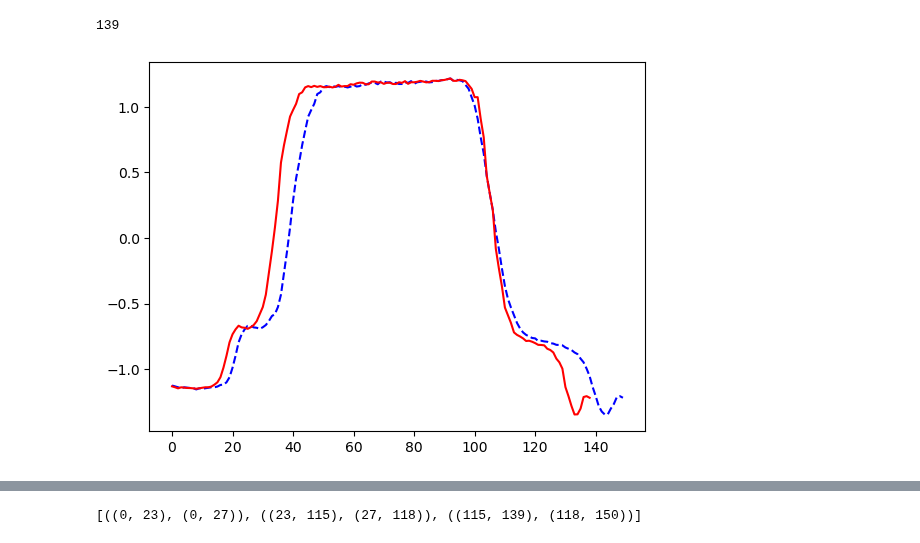
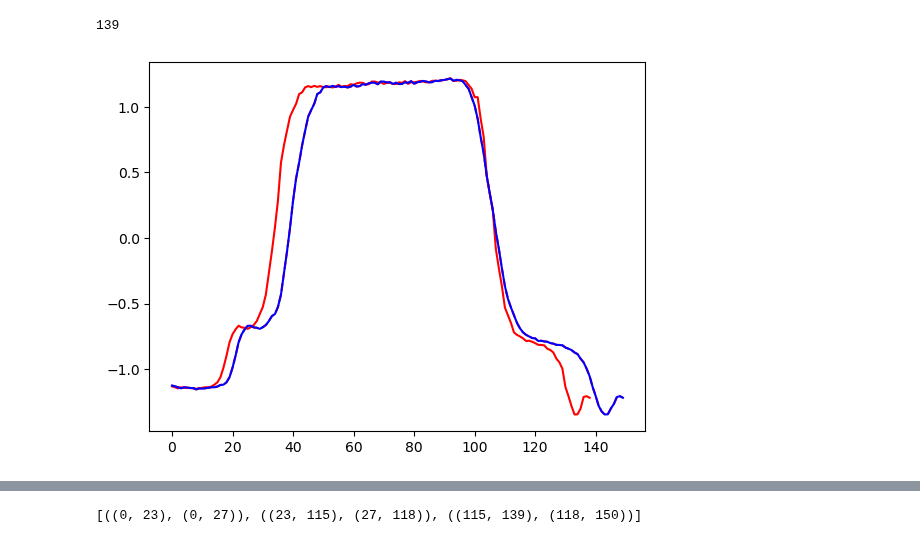
Before and after one commit to cyuab/k-scaling-factor-dtw, a Jupyter notebook: code/main.ipynb, the cells around one changed output, grey strips where cells are left out. Cells and saved outputs as stored; diff of their text form; code cells hidden in the pictures.

```diff
--- a/code/main.ipynb
+++ b/code/main.ipynb
@@ -37,0 +80,5 @@ from ksfdtw import *
+# %%
+def normalize(ts):
+    mean = np.mean(ts)
+    std = np.std(ts)
+    return (ts - mean) / std
@@ -456 +798,4 @@ len(Q), len(C)
+# %%
+for i in range (5,3):
+    print(i)
 # %%
@@ -842,9 +1193,10 @@ len(Q_scaled)
 # %% [output]
 139
 # %%
-plt.plot(Q, color="blue", linestyle='--')
+plt.plot(Q, color="red", linestyle='--')
 plt.plot(Q_scaled, color="red")
+plt.plot(X_test[0], color="blue")
 # plt.axis('off')
 plt.show()
 # %% [output]
-[figure, old version]
+[figure, new version]
```
Also changed, not shown: parts of 53 cells of this notebook, 8 other files.
